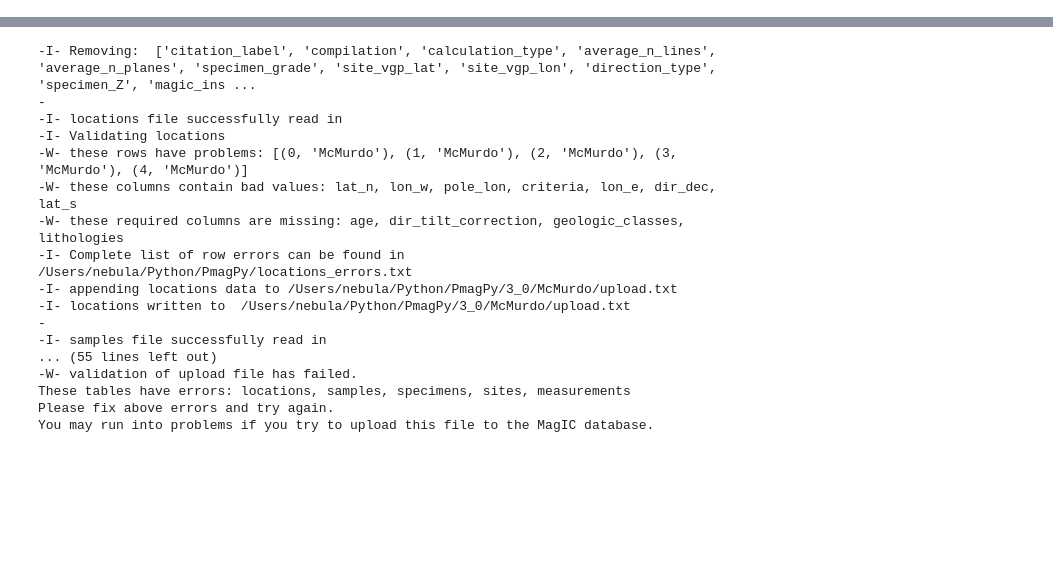
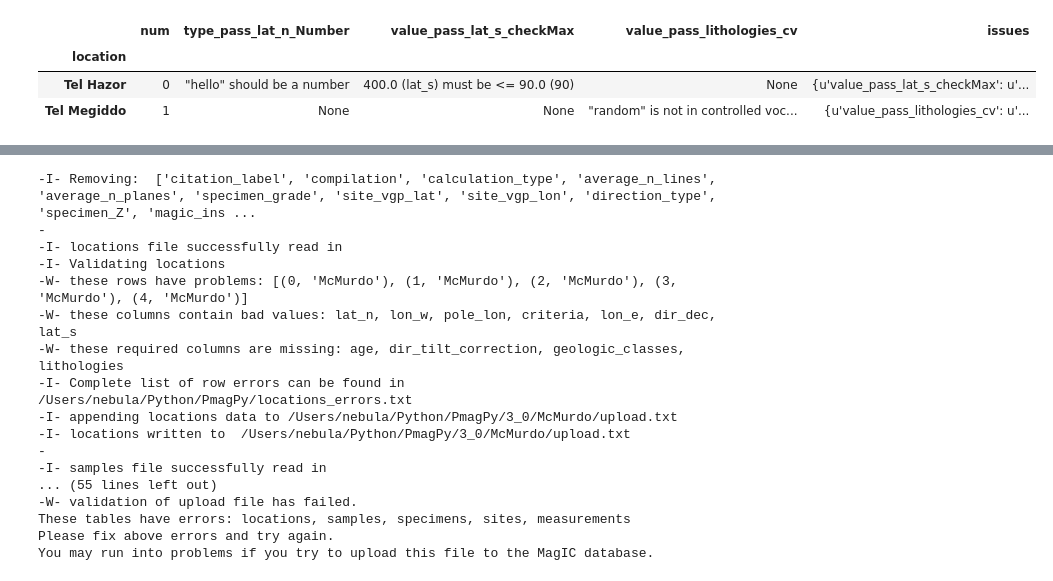
Before and after one commit to PmagPy/PmagPy, a Jupyter notebook: Uploading contributions.ipynb, the cells around one changed output, grey strips where cells are left out. Saved outputs shown, nothing was run; the diff lists cells and outputs as text; code cells hidden in the pictures; blank space fills up the shorter version.

```diff
--- a/Uploading contributions.ipynb
+++ b/Uploading contributions.ipynb
@@ -236,0 +179,9 @@ def get_all_failures(df, value_cols, type_cols, verbose=False, outfile=None):
+# %%
+# get all row failures (can also print these failures to logfile OR stdout)
+failing_items = vu3.get_row_failures(current_df, value_col_names, type_col_names, verbose=False, outfile=None)
+failing_items
+# %% [output]
+|  | num | type_pass_lat_n_Number | value_pass_lat_s_checkMax | value_pass_lithologies_cv | issues |
+| location |  |  |  |  |  |
+| Tel Hazor | 0 | "hello" should be a number | 400.0 (lat_s) must be <= 90.0 (90) | None | {u'value_pass_lat_s_checkMax': u'... |
+| Tel Megiddo | 1 | None | None | "random" is not in controlled voc... | {u'value_pass_lithologies_cv': u'... |
```
Also changed, not shown: parts of 24 cells of this notebook, 1 other file.
